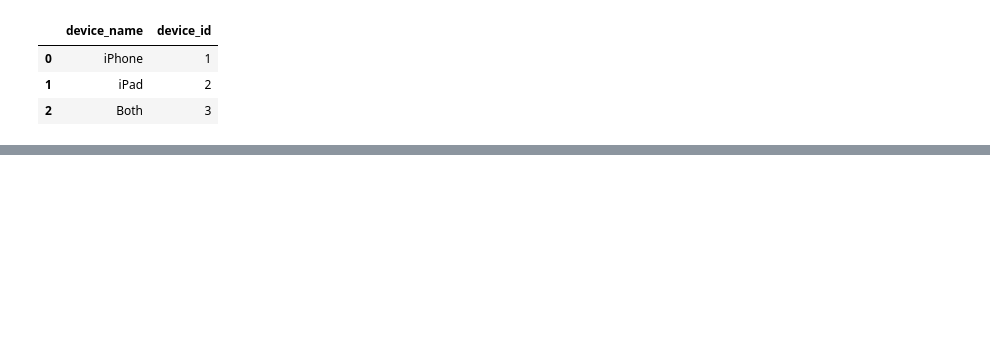
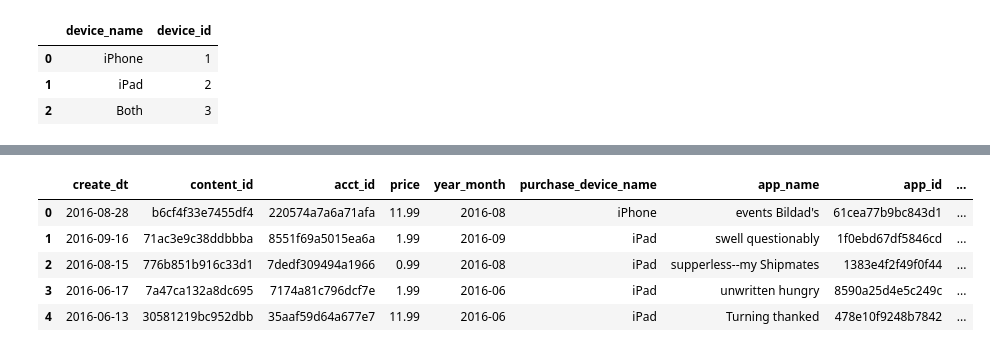
Before and after one commit to sudaksh-bit2/Arcade_DC, a Jupyter notebook: read_data.ipynb, the cells around one changed output, grey strips where cells are left out. Drawn from its saved outputs; the diff is of its cells as text; code cells hidden in the pictures; blank space fills up the shorter version.

Commit message:
create master_dataset

```diff
--- a/read_data.ipynb
+++ b/read_data.ipynb
@@ -41,0 +79,6 @@ trans.head()
+# %%
+trans_dev=pd.merge(trans,devices,left_on='purchase_device_id',right_on='device_id',how='left')\
+.drop(['device_id','purchase_device_id'],axis=1)\
+.rename(columns={'device_name':'purchase_device_name'})
+
+trans_dev.head()
@@ -79,0 +169,12 @@ apps.head()
+# %%
+print("apps_shape: "+str(apps.shape))
+
+app_categ=pd.merge(apps,categories,on='category_id',how='left').drop('category_id',axis=1)
+# app_categ.head()
+print("app_categ_shape: "+str(app_categ.shape))
+app_categ_dev=pd.merge(app_categ,devices,on='device_id',how='left').drop('device_id',axis=1)
+print("app_categ_dev_shape: "+str(app_categ_dev.shape))
+app_categ_dev.head()
+app_master=pd.merge(app_categ_dev,in_app_cont,on='app_id',how='left')
+print("app_master_shape: "+str(app_master.shape))
+app_master.head()
@@ -79,0 +206,10 @@ apps.head()
+# %%
+trans_master = pd.merge(trans_dev,app_master,on='content_id',how='left')
+trans_master.head()
+# %% [output]
+|  | create_dt | content_id | acct_id | price | year_month | purchase_device_name | app_name | app_id | ... |
+| 0 | 2016-08-28 | b6cf4f33e7455df4 | 220574a7a6a71afa | 11.99 | 2016-08 | iPhone | events Bildad's | 61cea77b9bc843d1 | ... |
+| 1 | 2016-09-16 | 71ac3e9c38ddbbba | 8551f69a5015ea6a | 1.99 | 2016-09 | iPad | swell questionably | 1f0ebd67df5846cd | ... |
+| 2 | 2016-08-15 | 776b851b916c33d1 | 7dedf309494a1966 | 0.99 | 2016-08 | iPad | supperless--my Shipmates | 1383e4f2f49f0f44 | ... |
+| 3 | 2016-06-17 | 7a47ca132a8dc695 | 7174a81c796dcf7e | 1.99 | 2016-06 | iPad | unwritten hungry | 8590a25d4e5c249c | ... |
+| 4 | 2016-06-13 | 30581219bc952dbb | 35aaf59d64a677e7 | 11.99 | 2016-06 | iPad | Turning thanked | 478e10f9248b7842 | ... |
```
Also changed, not shown: parts of 27 cells of this notebook, 1 other file.
